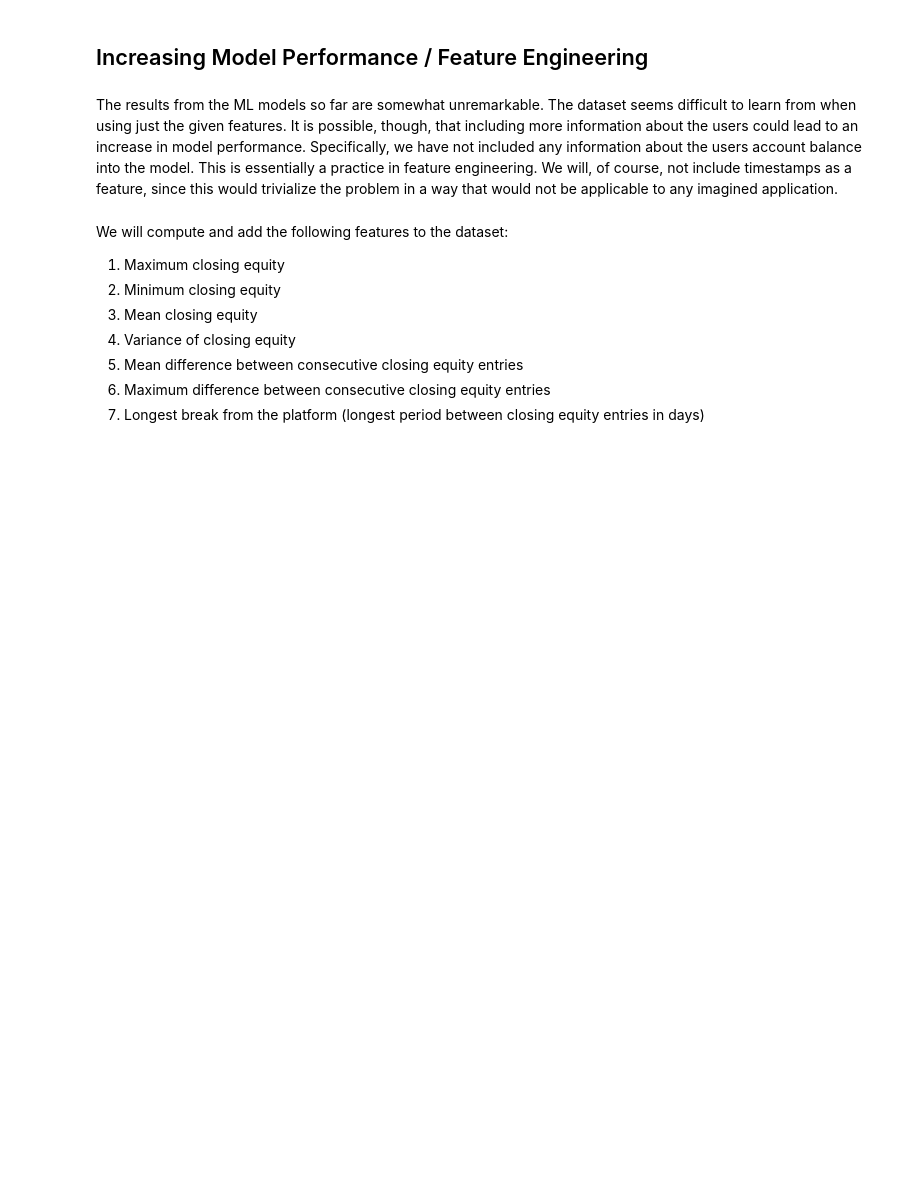
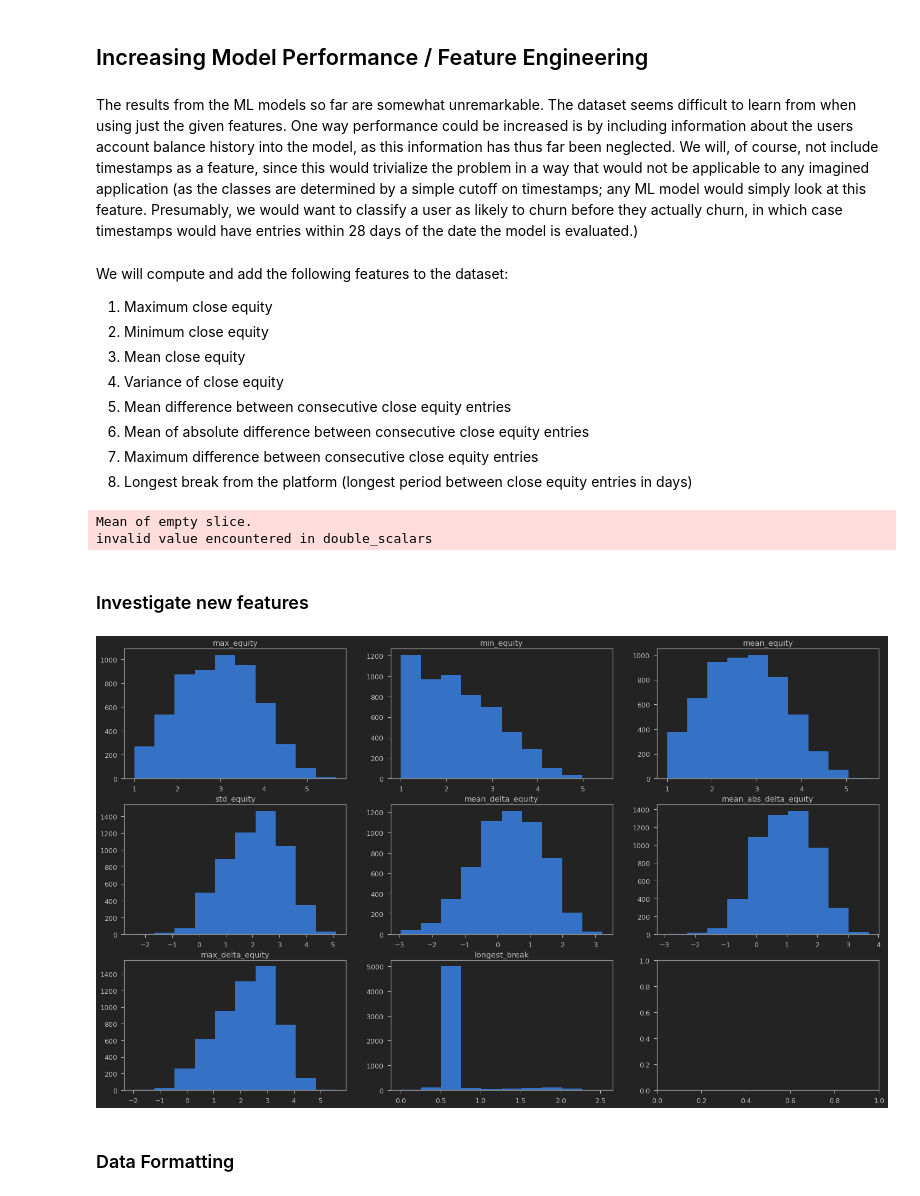
Before and after one commit to JakeHollingsworth/churn_rate_prediction, a Jupyter notebook: churn_rate.ipynb, the cells around one changed output. Saved outputs shown, nothing was run; the diff lists cells and outputs as text; code cells hidden in the pictures; blank space fills up the shorter version.

```diff
--- a/churn_rate.ipynb
+++ b/churn_rate.ipynb
@@ -413,14 +410,53 @@ The 3 most important features are risk tolerance, first deposit amount, and time
 # %% [markdown]
 ## Increasing Model Performance / Feature Engineering
 # %% [markdown]
-The results from the ML models so far are somewhat unremarkable. The dataset seems difficult to learn from when using just the given features. It is possible, though, that including more information about the users could lead to an increase in model performance. Specifically, we have not included any information about the users account balance into the model. This is essentially a practice in feature engineering. We will, of course, not include timestamps as a feature, since this would trivialize the problem in a way that would not be applicable to any imagined application.
+The results from the ML models so far are somewhat unremarkable. The dataset seems difficult to learn from when using just the given features. One way performance could be increased is by including information about the users account balance history into the model, as this information has thus far been neglected. We will, of course, not include timestamps as a feature, since this would trivialize the problem in a way that would not be applicable to any imagined application (as the classes are determined by a simple cutoff on timestamps; any ML model would simply look at this feature. Presumably, we would want to classify a user as likely to churn before they actually churn, in which case timestamps would have entries within 28 days of the date the model is evaluated.)
 # %% [markdown]
 We will compute and add the following features to the dataset:
 
-1. Maximum closing equity
-2. Minimum closing equity
-3. Mean closing equity
-4. Variance of closing equity
-5. Mean difference between consecutive closing equity entries
-6. Maximum difference between consecutive closing equity entries
-7. Longest break from the platform (longest period between closing equity entries in days)
+1. Maximum close equity
+2. Minimum close equity
+3. Mean close equity
+4. Variance of close equity
+5. Mean difference between consecutive close equity entries
+6. Mean of absolute difference between consecutive close equity entries
+7. Maximum difference between consecutive close equity entries
+8. Longest break from the platform (longest period between close equity entries in days)
+# %%
+user_equity_group = equity_value_data.groupby('user_id')['close_equity']
+max_equity = user_equity_group.max().rename('max_equity')
+min_equity = user_equity_group.min().rename('min_equity')
+mean_equity = user_equity_group.mean().rename('mean_equity')
+std_equity = user_equity_group.std().rename('std_equity')
+std_equity[std_equity.isna()] = 0
+# Remove last entry, as it is always NaN.
+mean_delta_equity = user_equity_group.apply(lambda x: np.array(x.shift(-1) - x)[:-1].mean()).rename('mean_delta_equity')
+mean_delta_equity[mean_delta_equity.isna()] = 0 # Any NaNs are for users with only 1 entry, we just assign 0 to these users.
+abs_mean_delta_equity = user_equity_group.apply(lambda x: np.abs(x.shift(-1) - x)[:-1].mean()).rename('mean_abs_delta_equity')
+abs_mean_delta_equity[abs_mean_delta_equity.isna()] = 0
+max_delta_equity = user_equity_group.apply(lambda x: np.abs(x.shift(-1) - x)[:-1].max()).rename('max_delta_equity')
+max_delta_equity[max_delta_equity.isna()] = 0
+#num_days = user_churn_group.count().rename('num_days')
+longest_break = user_churn_group.apply(lambda x: (timestamp_to_num(x.shift(-1)) - timestamp_to_num(x) ).dt.days.max()).rename('longest_break')
+longest_break[longest_break.isna()] =0
+
+new_data_df = pd.DataFrame([max_equity, min_equity, mean_equity, std_equity, mean_delta_equity, abs_mean_delta_equity, max_delta_equity,longest_break]).transpose()
+# %% [output]
+Mean of empty slice.
+invalid value encountered in double_scalars
+# %% [markdown]
+### Investigate new features
+# %%
+fig, ax = plt.subplots(3,3, figsize=(25,15))
+for i in range(3):
+    for j in range(3):
+        if i == 2 and j==2:
+            continue
+        col = new_data_df.columns.values[3*i + j]
+        ax[i,j].hist(np.sign(new_data_df[col].values) * np.log10(np.abs(new_data_df[col]).values + epsilon))
+        ax[i,j].set_title(col)
+plt.show()
+# %% [output]
+[figure, added]
+# %% [markdown]
+### Data Formatting
```
Also changed, not shown: parts of 20 cells of this notebook.
